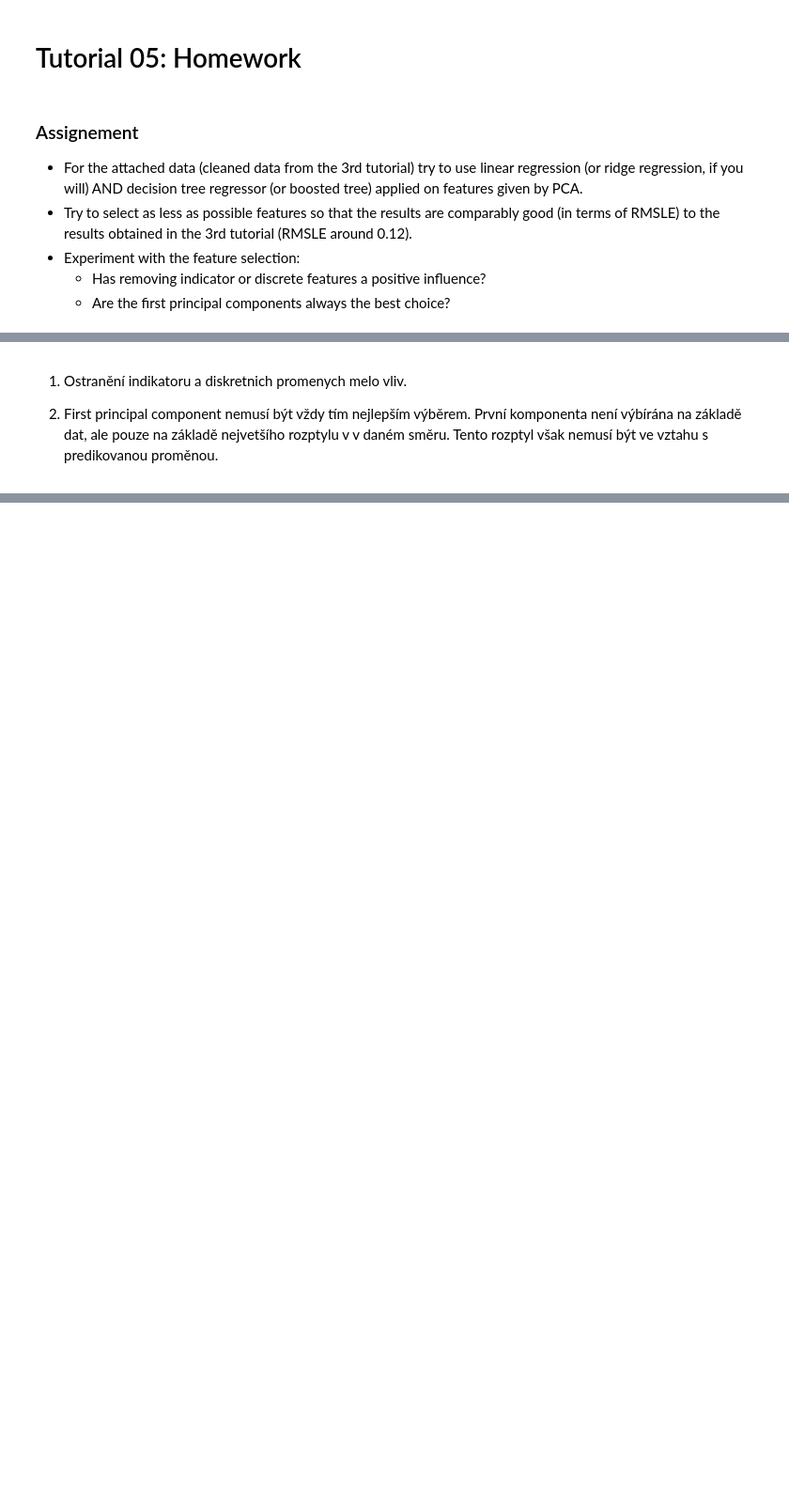
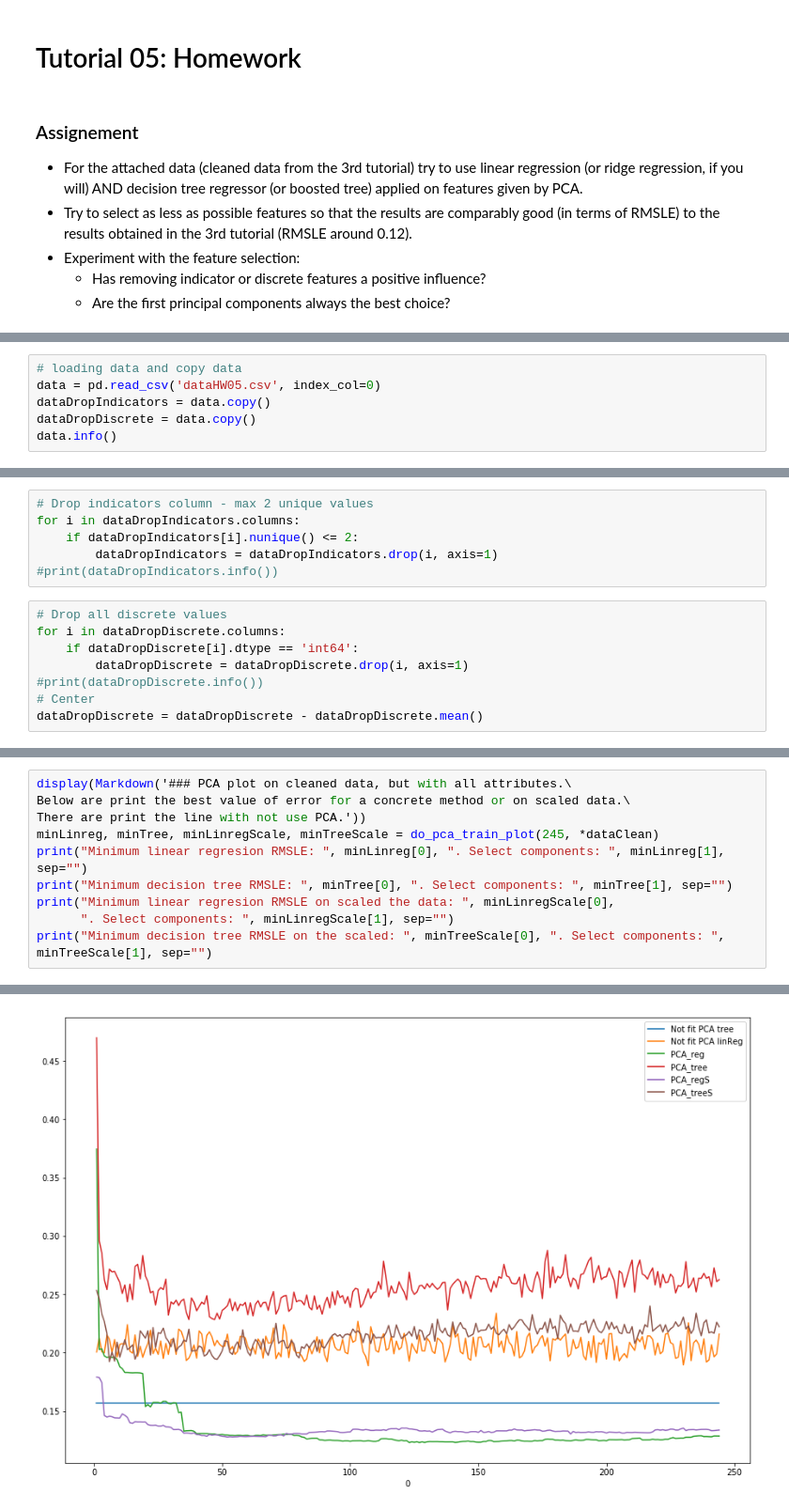
Before and after one commit to martilad/MI-PDD2018_tasks, a Jupyter notebook: 05/homework_05_B181.ipynb, the cells around one changed output, grey strips where cells are left out. Shown at 94% size. Cells and saved outputs as stored; diff of their text form; blank space fills up the shorter version.

```diff
--- a/05/homework_05_B181.ipynb
+++ b/05/homework_05_B181.ipynb
@@ -21,3 +21,9 @@ import seaborn as sns
 from scipy import stats, optimize
 import matplotlib
 import matplotlib.pyplot as plt
+# %%
+# loading data and copy data
+data = pd.read_csv('dataHW05.csv', index_col=0)
+dataDropIndicators = data.copy()
+dataDropDiscrete = data.copy()
+data.info()
@@ -24 +36,15 @@ import matplotlib.pyplot as plt
+# %%
+# Drop indicators column - max 2 unique values
+for i in dataDropIndicators.columns:
+    if dataDropIndicators[i].nunique() <= 2:
+        dataDropIndicators = dataDropIndicators.drop(i, axis=1)
+#print(dataDropIndicators.info())
+# %%
+# Drop all discrete values
+for i in dataDropDiscrete.columns:
+    if dataDropDiscrete[i].dtype == 'int64':
+        dataDropDiscrete = dataDropDiscrete.drop(i, axis=1)
+#print(dataDropDiscrete.info())
+# Center
+dataDropDiscrete = dataDropDiscrete - dataDropDiscrete.mean()
 # %%
@@ -140,5 +148,11 @@ Minimum decision tree scaled: 0.23129470619205444
-# %% [markdown]
-1. Ostranění indikatoru a diskretnich promenych melo vliv.
-
-
-2. First principal component nemusí být vždy tím nejlepším výběrem. První komponenta není výbírána na základě dat, ale pouze na základě nejvetšího rozptylu v v daném směru. Tento rozptyl však nemusí být ve vztahu s predikovanou proměnou.
+# %%
+display(Markdown('### PCA plot on cleaned data, but with all attributes.\
+Below are print the best value of error for a concrete method or on scaled data.\
+There are print the line with not use PCA.'))
+minLinreg, minTree, minLinregScale, minTreeScale = do_pca_train_plot(245, *dataClean)
+print("Minimum linear regresion RMSLE: ", minLinreg[0], ". Select components: ", minLinreg[1], sep="")
+print("Minimum decision tree RMSLE: ", minTree[0], ". Select components: ", minTree[1], sep="")
+print("Minimum linear regresion RMSLE on scaled the data: ", minLinregScale[0],
+      ". Select components: ", minLinregScale[1], sep="")
+print("Minimum decision tree RMSLE on the scaled: ", minTreeScale[0], ". Select components: ", minTreeScale[1], sep="")
+# %% [output]
@@ -144,0 +164 @@ Minimum decision tree scaled: 0.23129470619205444
+[figure, added]
```
Also changed, not shown: parts of 14 cells of this notebook.
